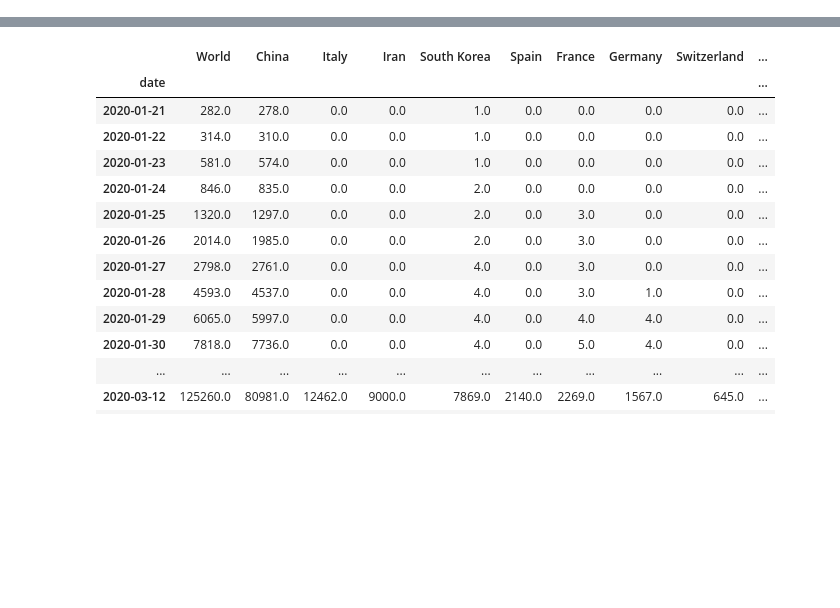
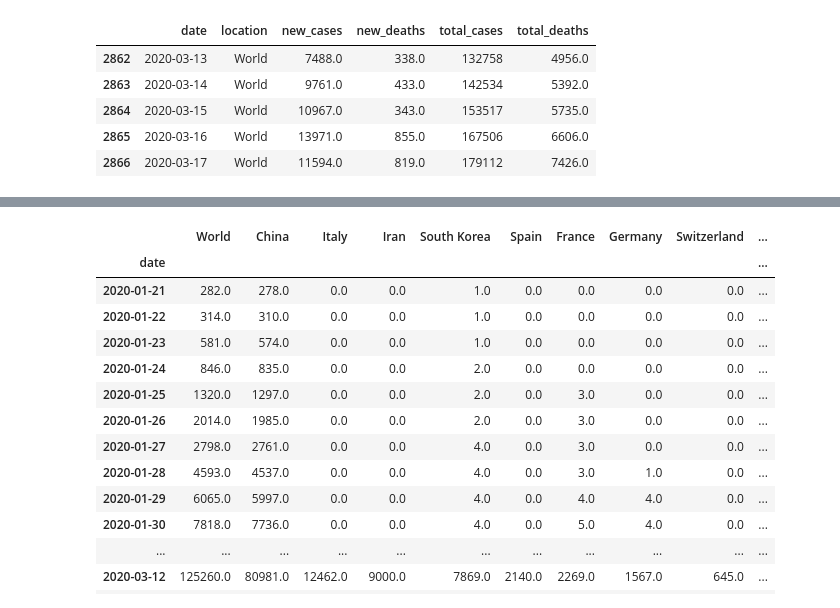
Before and after one commit to grahamdelafield/Covid_Analysis, a Jupyter notebook: pdf_read.ipynb, the cells around one changed output, grey strips where cells are left out. Saved outputs shown, nothing was run; the diff lists cells and outputs as text; code cells hidden in the pictures; blank space fills up the shorter version.

```diff
--- a/pdf_read.ipynb
+++ b/pdf_read.ipynb
@@ -14,7 +14,7 @@ import datetime
 
 %matplotlib notebook
 # %%
-def get_data(url="http://cowid.netlify.com/data/full_data.csv"):
+def get_WHO_data(url="http://cowid.netlify.com/data/full_data.csv"):
     """
     Open a Chrome browser and download the .csv file for today's data.
 
@@ -25,10 +25,35 @@ def get_data(url="http://cowid.netlify.com/data/full_data.csv"):
     Disease (COVID-19)". Published online at OurWorldInData.org.
     Retrieved from: 'https://ourworldindata.org/coronavirus [Online Resource]
     """
-    driver = webdriver.Chrome()
-    driver.get(url)
-    time.sleep(3)
-    driver.close()
+#     driver = webdriver.Chrome()
+#     driver.get(url)
+#     time.sleep(3)
+#     driver.close()
+    today = date.today().strftime("%m-%d-%Y")
+    try:
+        df = pd.read_csv(url)
+        # save a copy just in case :)
+        df.to_csv(today+"_full_WHO_data.csv")
+        return df
+    except:
+        print("Data is unavailable by following this link"+
+             f"{url}. \n Checking for local data in {os.getcwd()}.")
+        files = [f for f in os.listdir() if f.endswith(".csv")]
+        if len(files) > 0:
+            csvs = find_csv(directory=".")
+            chosen = sort_files(csvs)
+            df = pd.read_csv(chosen)
+            return df
+# %%
+df = get_WHO_data().fillna(0)
+df.tail()
+# %% [output]
+|  | date | location | new_cases | new_deaths | total_cases | total_deaths |
+| 2862 | 2020-03-13 | World | 7488.0 | 338.0 | 132758 | 4956.0 |
+| 2863 | 2020-03-14 | World | 9761.0 | 433.0 | 142534 | 5392.0 |
+| 2864 | 2020-03-15 | World | 10967.0 | 343.0 | 153517 | 5735.0 |
+| 2865 | 2020-03-16 | World | 13971.0 | 855.0 | 167506 | 6606.0 |
+| 2866 | 2020-03-17 | World | 11594.0 | 819.0 | 179112 | 7426.0 |
 # %%
 def find_csv(directory = r"C:\Users\Graham Delafield\Downloads"):
     file_candidates = []
```
Also changed, not shown: parts of 9 cells of this notebook.
